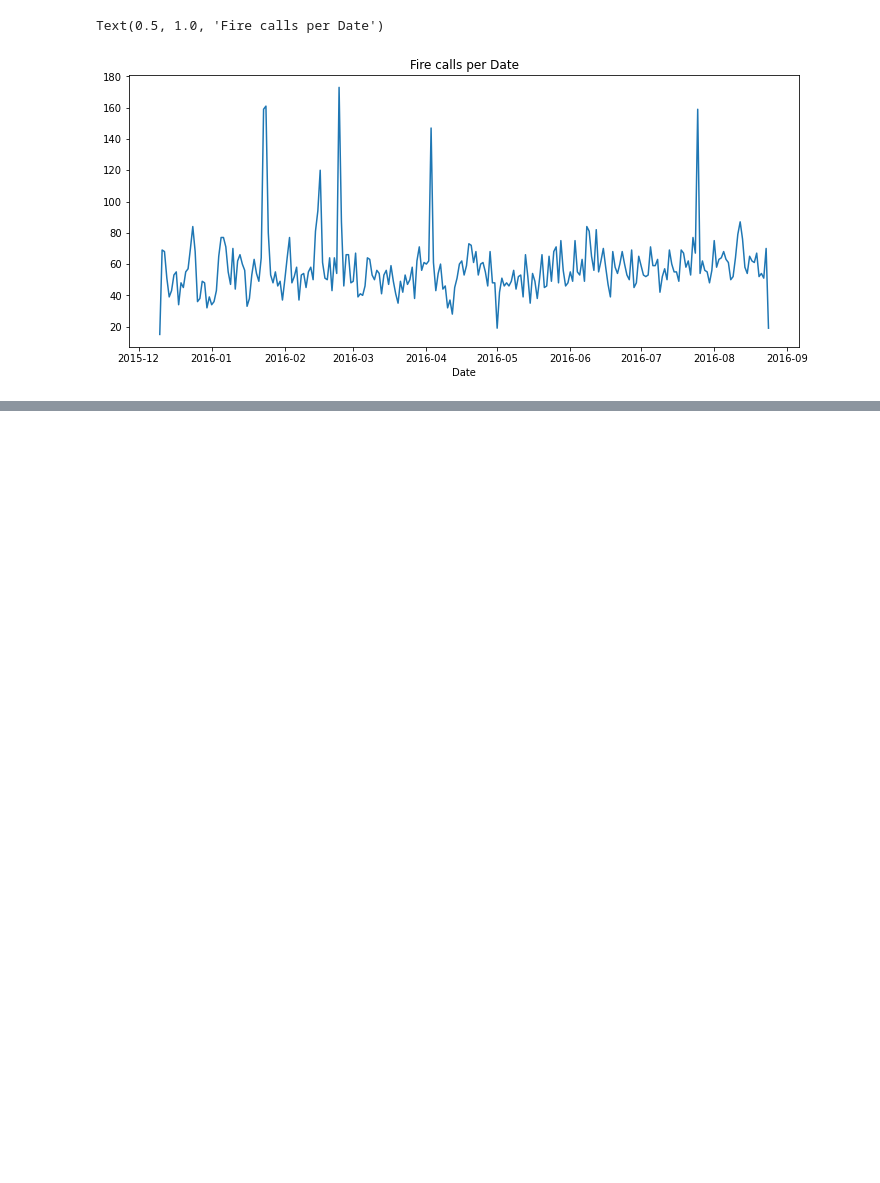
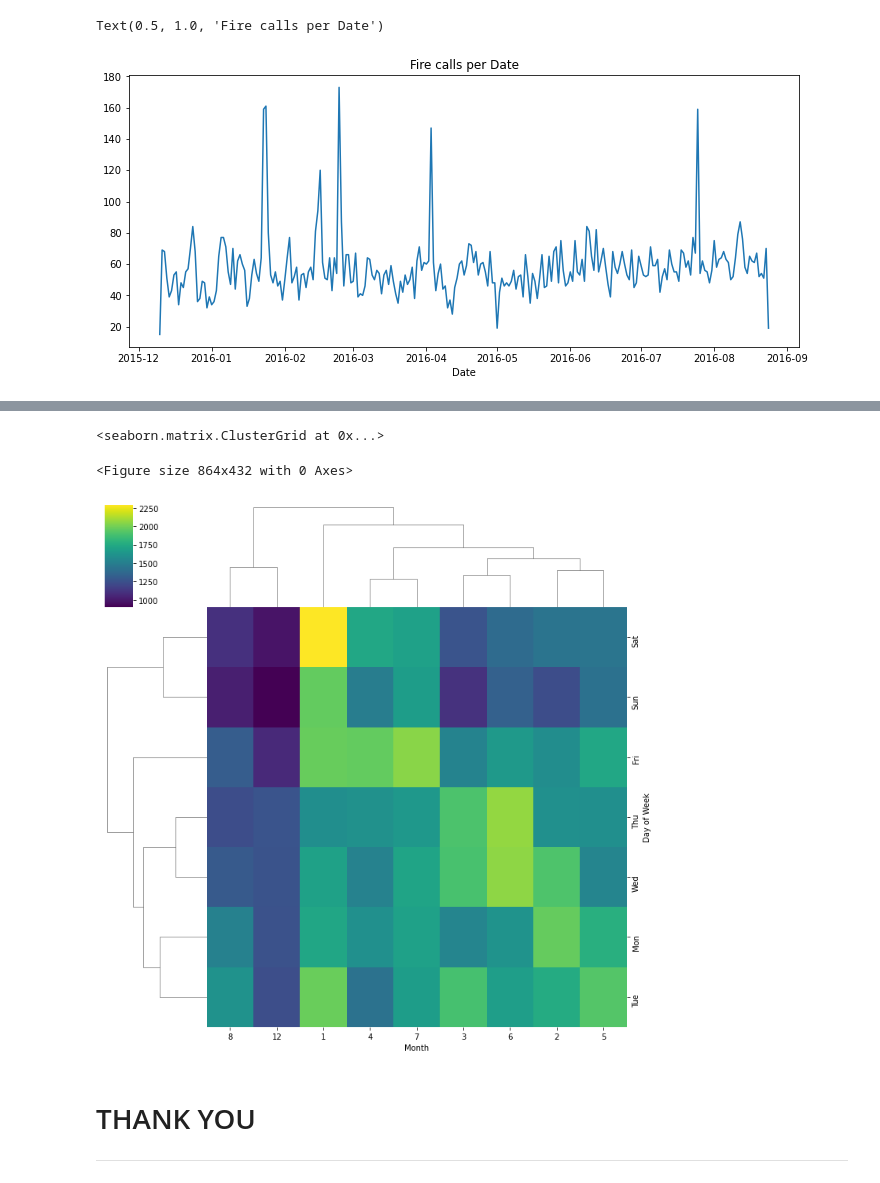
Before and after one commit to aamirmohiuddin38/Python---Data-Analysis, a Jupyter notebook: EDA Projects/Emergency_911_Calls.ipynb, the cells around one changed output, grey strips where cells are left out. Cells and saved outputs as stored; diff of their text form; code cells hidden in the pictures; blank space fills up the shorter version.

```diff
--- a/EDA Projects/Emergency_911_Calls.ipynb
+++ b/EDA Projects/Emergency_911_Calls.ipynb
@@ -312,0 +385,10 @@ Text(0.5, 1.0, 'Fire calls per Date')
+# %%
+plt.figure(figsize=(12,6))
+sns.clustermap(dayMonth, cmap = 'viridis')
+# %% [output]
+<seaborn.matrix.ClusterGrid at 0x...>
+<Figure size 864x432 with 0 Axes>
+[figure, added]
+# %% [markdown]
+# THANK YOU
+---
```
Also changed, not shown: parts of 11 cells of this notebook.
